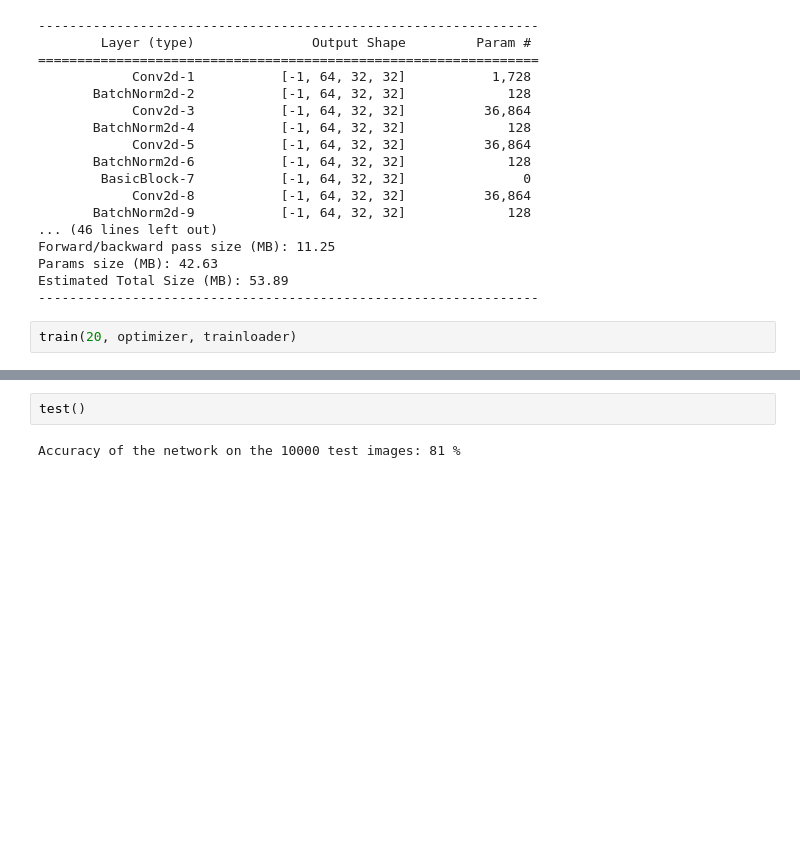
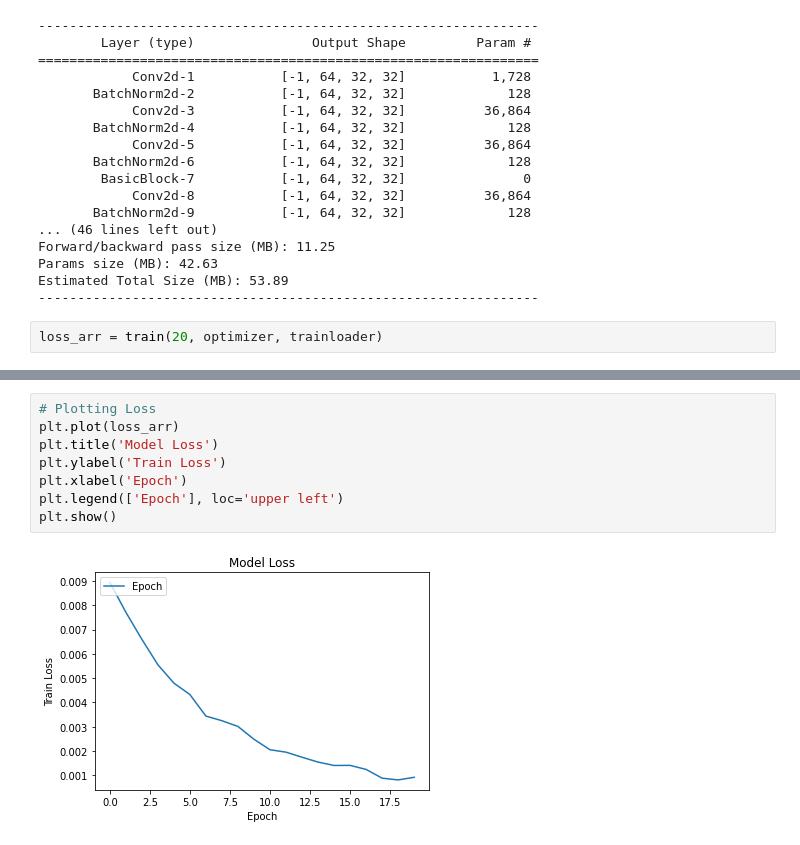
Before and after one commit to gremlin97/EVA-8, a Jupyter notebook: S7/s7.ipynb, the cells around one changed output, grey strips where cells are left out. Drawn from its saved outputs; the diff is of its cells as text; blank space fills up the shorter version.

```diff
--- a/S7/s7.ipynb
+++ b/S7/s7.ipynb
@@ -68,5 +84,5 @@ Params size (MB): 42.63
 Estimated Total Size (MB): 53.89
 ----------------------------------------------------------------
 # %%
-train(20, optimizer, trainloader)
+loss_arr = train(20, optimizer, trainloader)
 # %% [output]
@@ -89,5 +105,11 @@ Accuracy is: 96.59
 Finished Training
-# %%
-test()
-# %% [output]
-Accuracy of the network on the 10000 test images: 81 %
+# %%
+# Plotting Loss
+plt.plot(loss_arr)
+plt.title('Model Loss')
+plt.ylabel('Train Loss')
+plt.xlabel('Epoch')
+plt.legend(['Epoch'], loc='upper left')
+plt.show()
+# %% [output]
+[figure, added]
```
Also changed, not shown: parts of 13 cells of this notebook.
